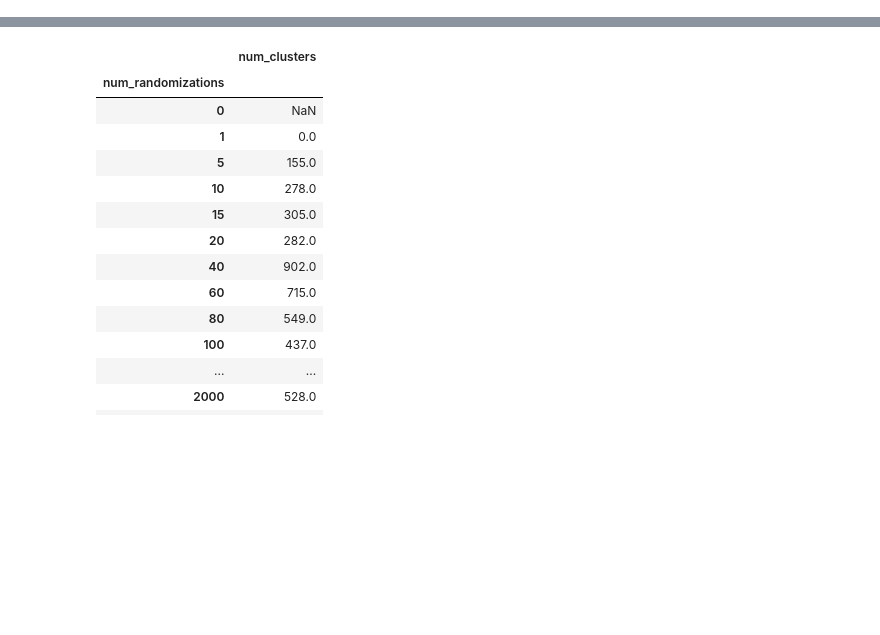
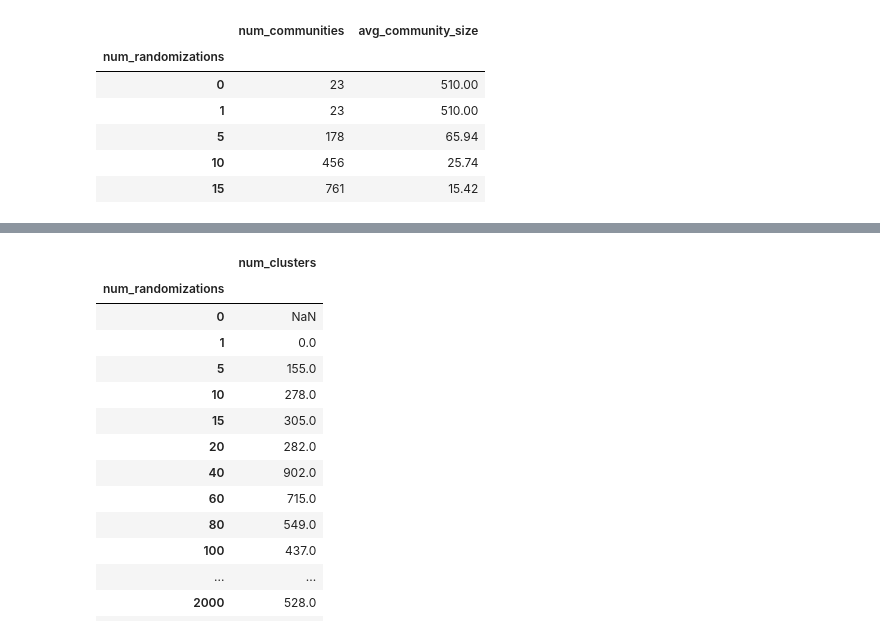
Before and after one commit to marbatlle/multiAffinity, a Jupyter notebook: 2-HB-DEGs-on-Liver-Communities/2_FindMolTiCommunities/Find_num_rand/num_random.ipynb, the cells around one changed output, grey strips where cells are left out. Saved outputs shown, nothing was run; the diff lists cells and outputs as text; code cells hidden in the pictures; blank space fills up the shorter version.

```diff
--- a/2-HB-DEGs-on-Liver-Communities/2_FindMolTiCommunities/Find_num_rand/num_random.ipynb
+++ b/2-HB-DEGs-on-Liver-Communities/2_FindMolTiCommunities/Find_num_rand/num_random.ipynb
@@ -9,2 +9,12 @@ data = pd.read_csv('/home/mar/Documents/TFM/GitHub/HB_PublicData/2-HB-DEGs-on-Li
+# %%
+data.head()
+# %% [output]
+|  | num_communities | avg_community_size |
+| num_randomizations |  |  |
+| 0 | 23 | 510.00 |
+| 1 | 23 | 510.00 |
+| 5 | 178 | 65.94 |
+| 10 | 456 | 25.74 |
+| 15 | 761 | 15.42 |
 # %%
 sns.set_style("whitegrid")
```
Also changed, not shown: parts of 3 cells of this notebook, 14 other files.
